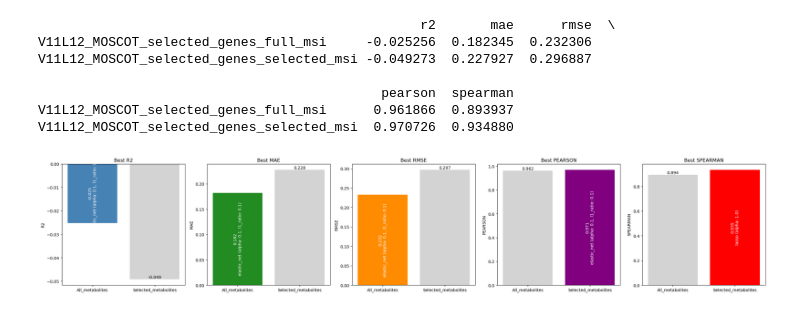
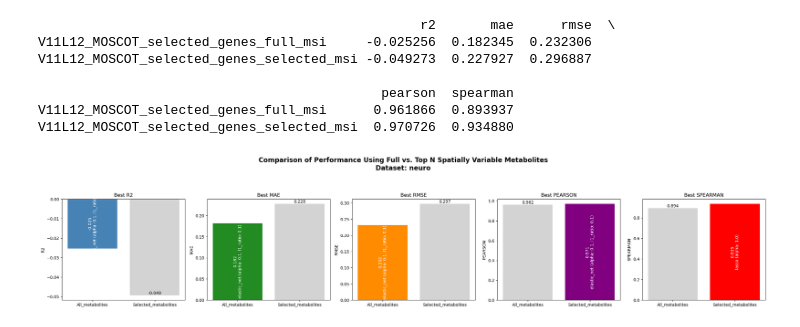
Before and after one commit to eirgnkl/no_fs_pipeline, a Jupyter notebook: notebooks/viz_multitasks.ipynb, the cells around one changed output. Saved outputs shown, nothing was run; the diff lists cells and outputs as text; code cells hidden in the pictures.

Commit message:
upd viz nb for legend

```diff
--- a/notebooks/viz_multitasks.ipynb
+++ b/notebooks/viz_multitasks.ipynb
@@ -110,31 +110,45 @@ for i, metric in enumerate(metrics):
             )
         else:
             # For other bars, just display the numeric value above the bar.
             ax.text(
                 bar.get_x() + bar.get_width()/2, height, f"{height:.3f}",
                 ha='center', va='bottom', fontsize=10
             )
 
     ax.set_title(f"Best {metric.upper()}")
     ax.set_ylabel(metric.upper())
     # No need to rotate x-axis labels now that we use short alias names.
     ax.tick_params(axis='x', labelrotation=0)
 
+ds_marker = 'neuro'
+
+plt.suptitle(
+    f"Comparison of Performance Using Full vs. Top N Spatially Variable Metabolites\nDataset: {ds_marker}",
+    fontsize=16, fontweight='bold', y=1.05
+)
+# Reduce the gap between the title and the plots
+plt.subplots_adjust(top=0.95)  # Moves plots up closer to the title
+
+plt.tight_layout(rect=[0, 0, 1, 1])  # Further fine-tune layout
+
+# plt.tight_layout(rect=[0, 0, 1, 0.55])  # Adjust layout to fit the titles
+
+
 plt.tight_layout()
 
 save_directory = '/lustre/groups/ml01/workspace/eirini.giannakoulia/no_fs_pipeline/visualizations'
 filename = 'V11L12_MOSCOT_paired_selected_vs_full_msi(restricted_genes).png'
 full_path = os.path.join(save_directory, filename)
 os.makedirs(save_directory, exist_ok=True)
 plt.savefig(full_path, dpi=300, bbox_inches='tight')
 
 plt.show()
 # %% [output]
                                                  r2       mae      rmse  \
 V11L12_MOSCOT_selected_genes_full_msi     -0.025256  0.182345  0.232306
 V11L12_MOSCOT_selected_genes_selected_msi -0.049273  0.227927  0.296887
 
                                             pearson  spearman
 V11L12_MOSCOT_selected_genes_full_msi      0.961866  0.893937
 V11L12_MOSCOT_selected_genes_selected_msi  0.970726  0.934880
-[figure, old version]
+[figure, new version]
```
Also changed, not shown: 1 other file.
